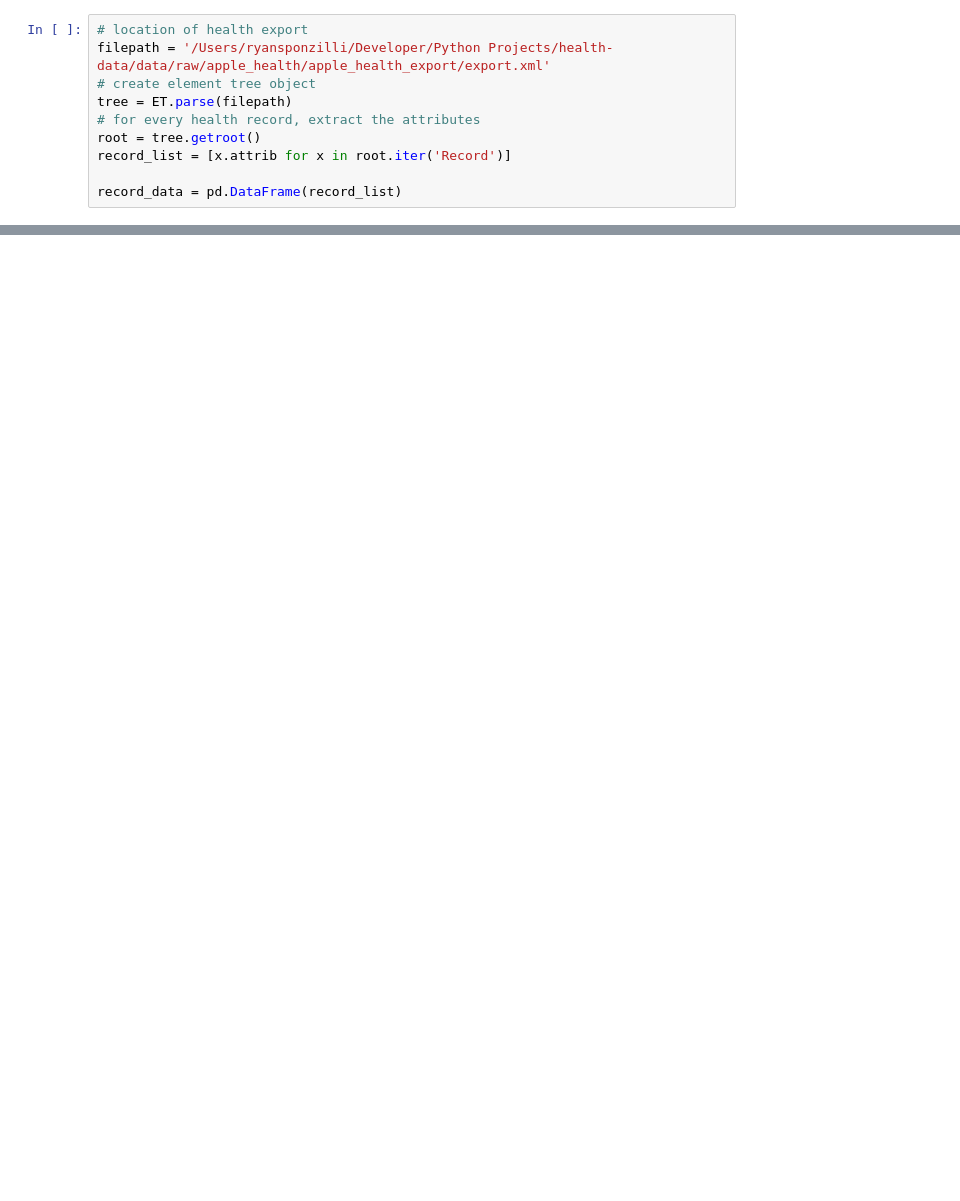
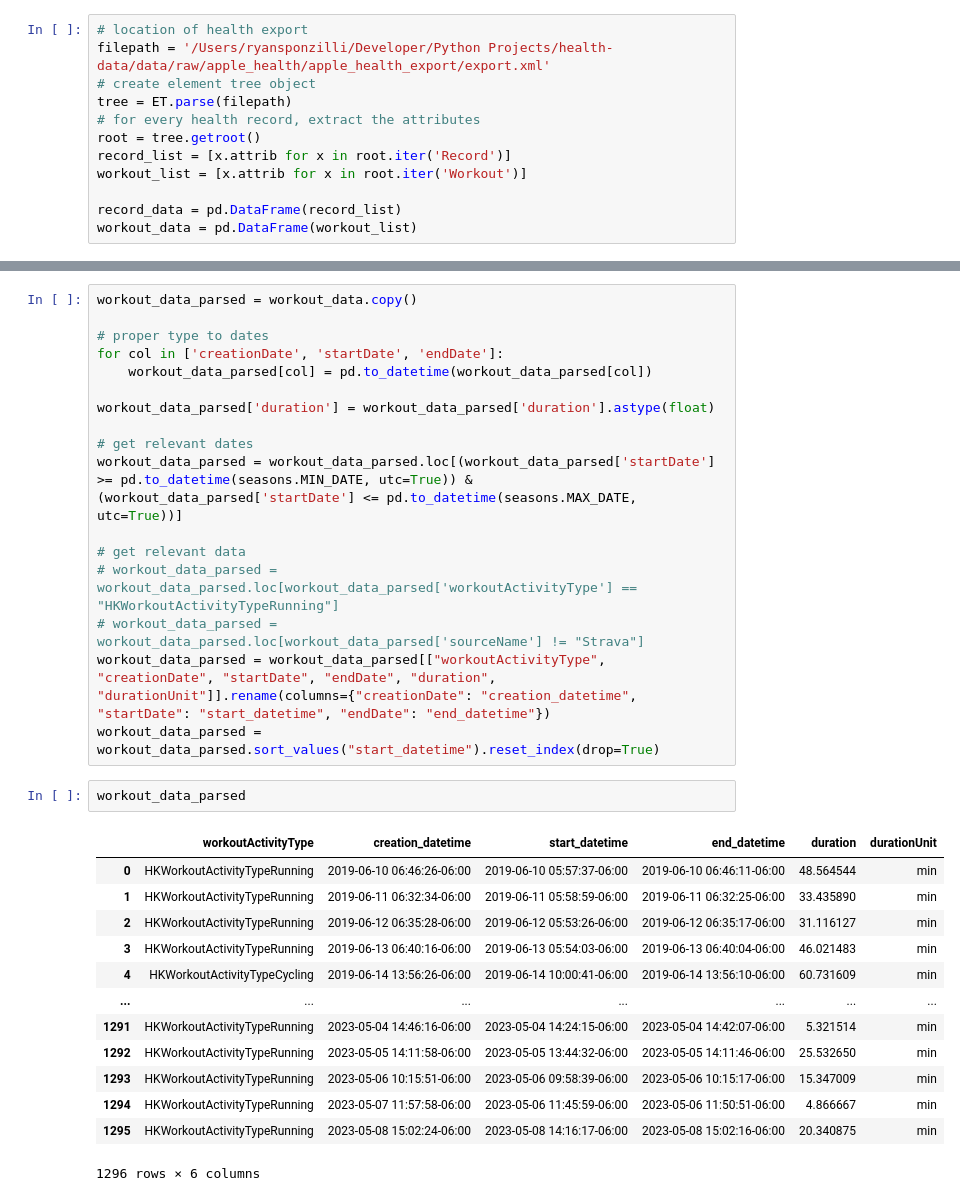
Before and after one commit to ryguy2k4/xc-routes, a Jupyter notebook: notebooks/xml_data.ipynb, the cells around one changed output, grey strips where cells are left out. Saved outputs shown, nothing was run; the diff lists cells and outputs as text; blank space fills up the shorter version.

```diff
--- a/notebooks/xml_data.ipynb
+++ b/notebooks/xml_data.ipynb
@@ -12,5 +14,7 @@ tree = ET.parse(filepath)
 # for every health record, extract the attributes
 root = tree.getroot()
 record_list = [x.attrib for x in root.iter('Record')]
+workout_list = [x.attrib for x in root.iter('Workout')]
 
 record_data = pd.DataFrame(record_list)
+workout_data = pd.DataFrame(workout_list)
@@ -66,0 +80,33 @@ record_data.loc[record_data['type'] == "RunningSpeed"]
+# %%
+workout_data_parsed = workout_data.copy()
+
+# proper type to dates
+for col in ['creationDate', 'startDate', 'endDate']:
+    workout_data_parsed[col] = pd.to_datetime(workout_data_parsed[col])
+
+workout_data_parsed['duration'] = workout_data_parsed['duration'].astype(float)
+
+# get relevant dates
+workout_data_parsed = workout_data_parsed.loc[(workout_data_parsed['startDate'] >= pd.to_datetime(seasons.MIN_DATE, utc=True)) & (workout_data_parsed['startDate'] <= pd.to_datetime(seasons.MAX_DATE, utc=True))]
+
+# get relevant data
+# workout_data_parsed = workout_data_parsed.loc[workout_data_parsed['workoutActivityType'] == "HKWorkoutActivityTypeRunning"]
+# workout_data_parsed = workout_data_parsed.loc[workout_data_parsed['sourceName'] != "Strava"]
+workout_data_parsed = workout_data_parsed[["workoutActivityType", "creationDate", "startDate", "endDate", "duration", "durationUnit"]].rename(columns={"creationDate": "creation_datetime", "startDate": "start_datetime", "endDate": "end_datetime"})
+workout_data_parsed = workout_data_parsed.sort_values("start_datetime").reset_index(drop=True)
+# %%
+workout_data_parsed
+# %% [output]
+|  | workoutActivityType | creation_datetime | start_datetime | end_datetime | duration | durationUnit |
+| 0 | HKWorkoutActivityTypeRunning | 2019-06-10 06:46:26-06:00 | 2019-06-10 05:57:37-06:00 | 2019-06-10 06:46:11-06:00 | 48.564544 | min |
+| 1 | HKWorkoutActivityTypeRunning | 2019-06-11 06:32:34-06:00 | 2019-06-11 05:58:59-06:00 | 2019-06-11 06:32:25-06:00 | 33.435890 | min |
+| 2 | HKWorkoutActivityTypeRunning | 2019-06-12 06:35:28-06:00 | 2019-06-12 05:53:26-06:00 | 2019-06-12 06:35:17-06:00 | 31.116127 | min |
+| 3 | HKWorkoutActivityTypeRunning | 2019-06-13 06:40:16-06:00 | 2019-06-13 05:54:03-06:00 | 2019-06-13 06:40:04-06:00 | 46.021483 | min |
+| 4 | HKWorkoutActivityTypeCycling | 2019-06-14 13:56:26-06:00 | 2019-06-14 10:00:41-06:00 | 2019-06-14 13:56:10-06:00 | 60.731609 | min |
+| ... | ... | ... | ... | ... | ... | ... |
+| 1291 | HKWorkoutActivityTypeRunning | 2023-05-04 14:46:16-06:00 | 2023-05-04 14:24:15-06:00 | 2023-05-04 14:42:07-06:00 | 5.321514 | min |
+| 1292 | HKWorkoutActivityTypeRunning | 2023-05-05 14:11:58-06:00 | 2023-05-05 13:44:32-06:00 | 2023-05-05 14:11:46-06:00 | 25.532650 | min |
+| 1293 | HKWorkoutActivityTypeRunning | 2023-05-06 10:15:51-06:00 | 2023-05-06 09:58:39-06:00 | 2023-05-06 10:15:17-06:00 | 15.347009 | min |
+| 1294 | HKWorkoutActivityTypeRunning | 2023-05-07 11:57:58-06:00 | 2023-05-06 11:45:59-06:00 | 2023-05-06 11:50:51-06:00 | 4.866667 | min |
+| 1295 | HKWorkoutActivityTypeRunning | 2023-05-08 15:02:24-06:00 | 2023-05-08 14:16:17-06:00 | 2023-05-08 15:02:16-06:00 | 20.340875 | min |
+1296 rows × 6 columns
```
Also changed, not shown: parts of 13 cells of this notebook, 12 other files.
